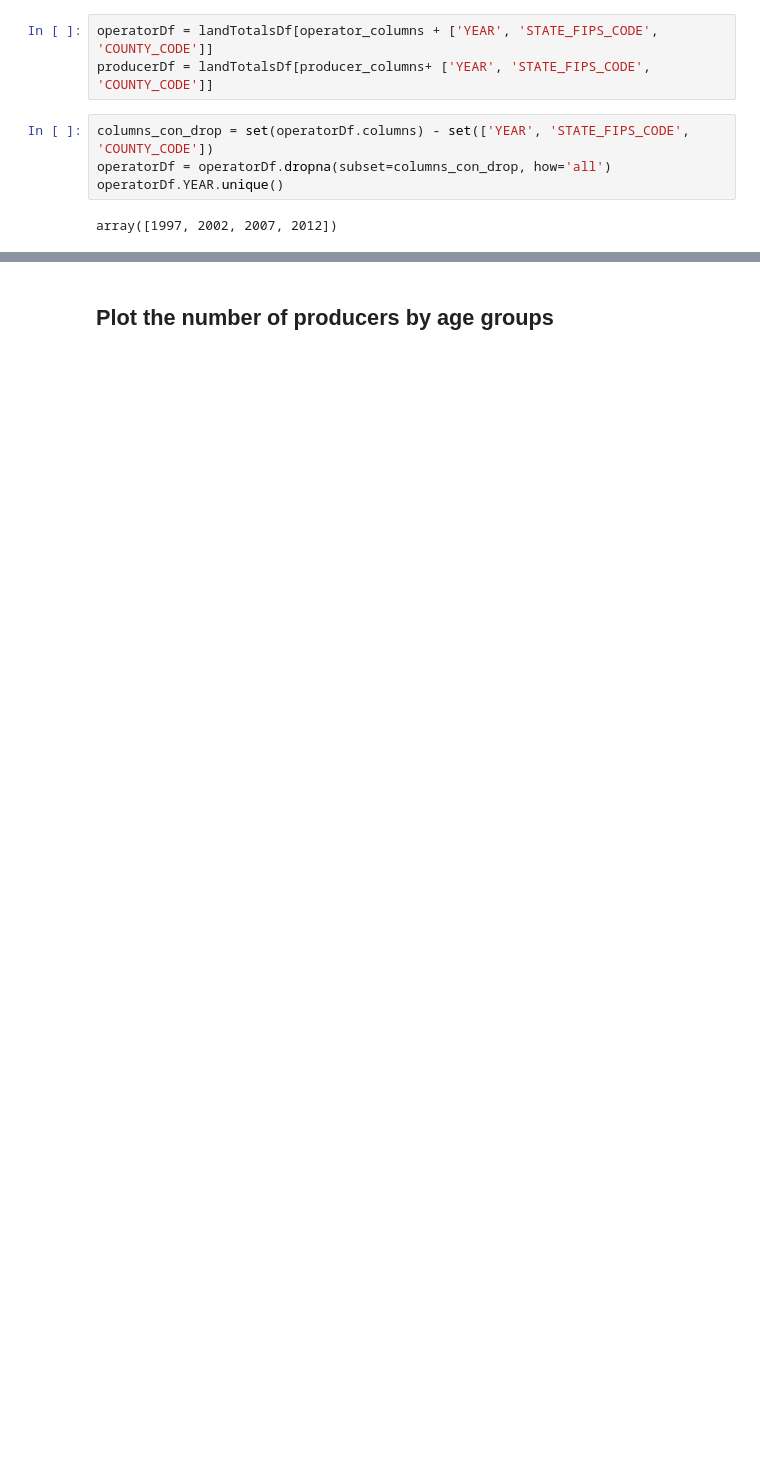
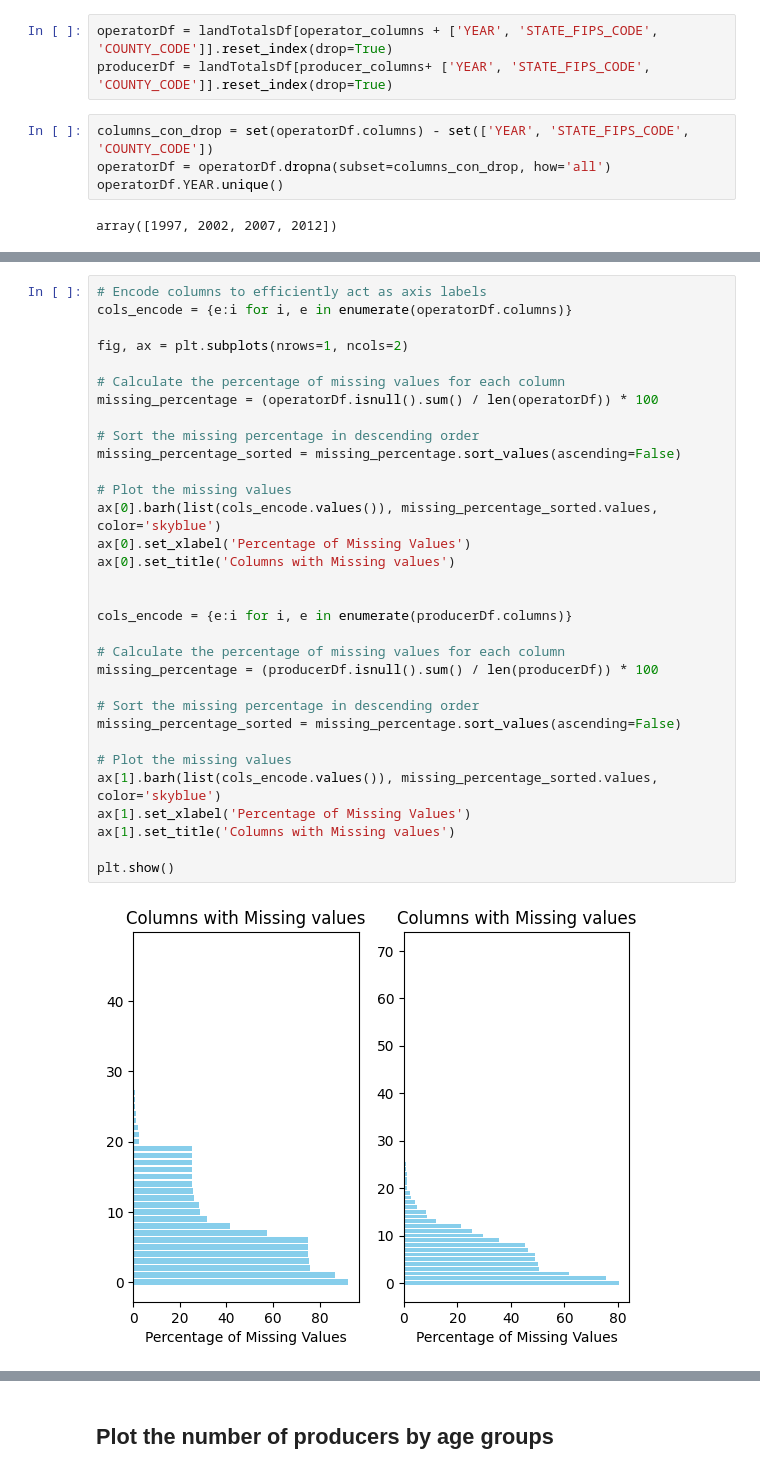
Before and after one commit to Khushi-12/HDSI_HACKATHON, a Jupyter notebook: HDSI_Hackathon_Solution.ipynb, the cells around one changed output, grey strips where cells are left out. Saved outputs shown, nothing was run; the diff lists cells and outputs as text; blank space fills up the shorter version.

```diff
--- a/HDSI_Hackathon_Solution.ipynb
+++ b/HDSI_Hackathon_Solution.ipynb
@@ -503,6 +294,6 @@ landTotalsDf.head()
 # %%
-operatorDf = landTotalsDf[operator_columns + ['YEAR', 'STATE_FIPS_CODE', 'COUNTY_CODE']]
-producerDf = landTotalsDf[producer_columns+ ['YEAR', 'STATE_FIPS_CODE', 'COUNTY_CODE']]
+operatorDf = landTotalsDf[operator_columns + ['YEAR', 'STATE_FIPS_CODE', 'COUNTY_CODE']].reset_index(drop=True)
+producerDf = landTotalsDf[producer_columns+ ['YEAR', 'STATE_FIPS_CODE', 'COUNTY_CODE']].reset_index(drop=True)
 # %%
 columns_con_drop = set(operatorDf.columns) - set(['YEAR', 'STATE_FIPS_CODE', 'COUNTY_CODE'])
 operatorDf = operatorDf.dropna(subset=columns_con_drop, how='all')
@@ -560,0 +309,34 @@ fig.show()
+# %%
+# Encode columns to efficiently act as axis labels
+cols_encode = {e:i for i, e in enumerate(operatorDf.columns)}
+
+fig, ax = plt.subplots(nrows=1, ncols=2)
+
+# Calculate the percentage of missing values for each column
+missing_percentage = (operatorDf.isnull().sum() / len(operatorDf)) * 100
+
+# Sort the missing percentage in descending order
+missing_percentage_sorted = missing_percentage.sort_values(ascending=False)
+
+# Plot the missing values
+ax[0].barh(list(cols_encode.values()), missing_percentage_sorted.values, color='skyblue')
+ax[0].set_xlabel('Percentage of Missing Values')
+ax[0].set_title('Columns with Missing values')
+
+
+cols_encode = {e:i for i, e in enumerate(producerDf.columns)}
+
+# Calculate the percentage of missing values for each column
+missing_percentage = (producerDf.isnull().sum() / len(producerDf)) * 100
+
+# Sort the missing percentage in descending order
+missing_percentage_sorted = missing_percentage.sort_values(ascending=False)
+
+# Plot the missing values
+ax[1].barh(list(cols_encode.values()), missing_percentage_sorted.values, color='skyblue')
+ax[1].set_xlabel('Percentage of Missing Values')
+ax[1].set_title('Columns with Missing values')
+
+plt.show()
+# %% [output]
+[figure, added]
```
Also changed, not shown: parts of 63 cells of this notebook.
